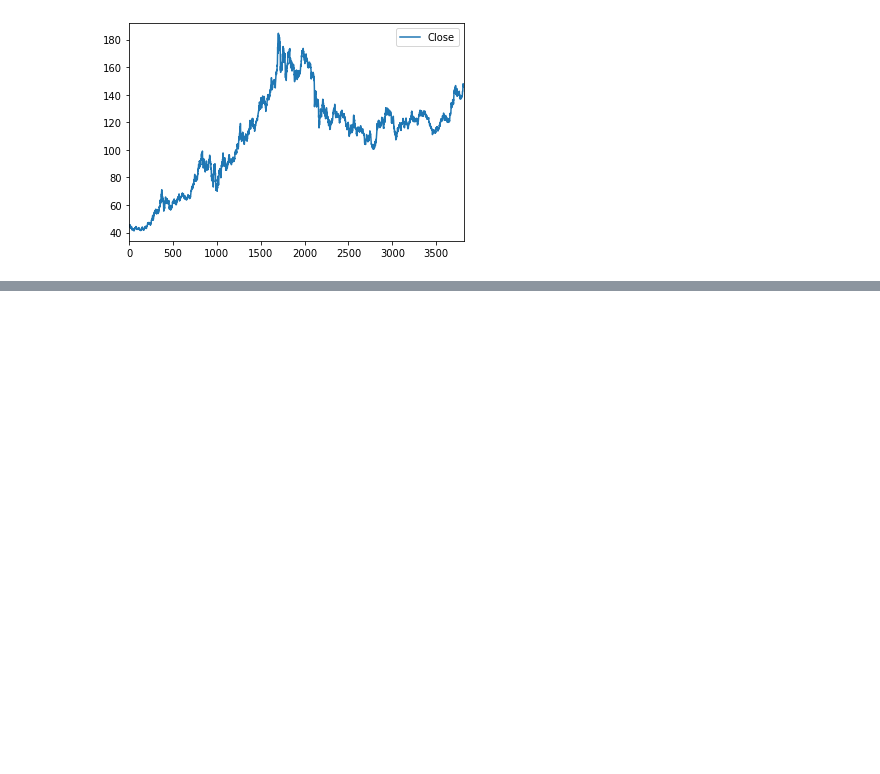
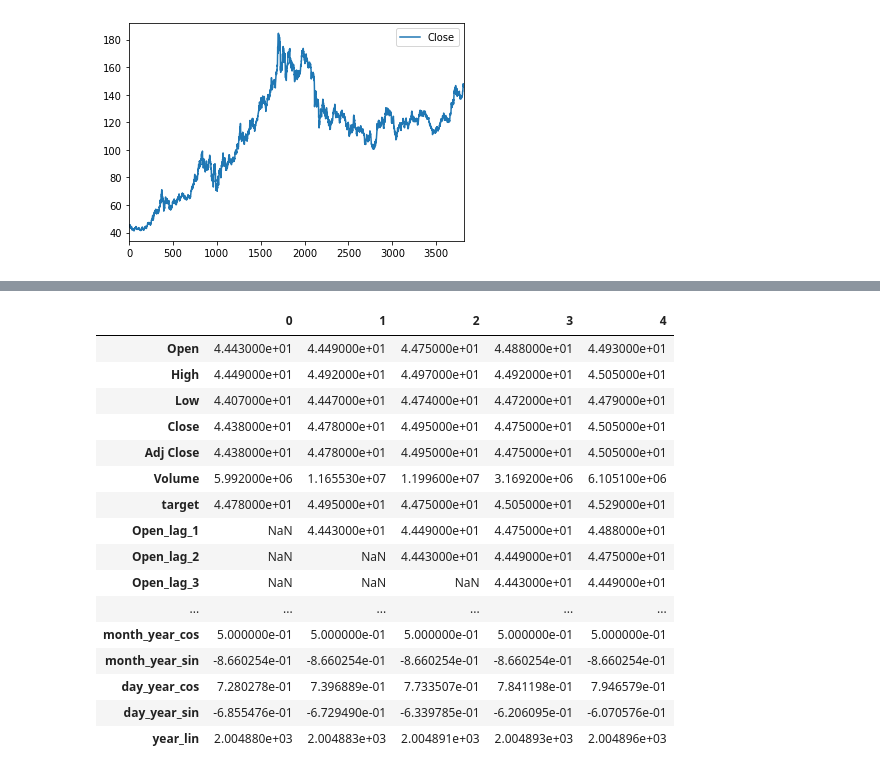
Before and after one commit to maxmatical/gld_forecasting, a Jupyter notebook: GLD_Forecasting.ipynb, the cells around one changed output, grey strips where cells are left out. Saved outputs shown, nothing was run; the diff lists cells and outputs as text; code cells hidden in the pictures; blank space fills up the shorter version.

```diff
--- a/GLD_Forecasting.ipynb
+++ b/GLD_Forecasting.ipynb
@@ -121,0 +149,23 @@ df.head(5).T
+# %%
+# adding cyclic datepart
+add_cyclic_datepart(df, 'Date', add_linear = True)
+
+df.head(5).T
+# %% [output]
+|  | 0 | 1 | 2 | 3 | 4 |
+| Open | 4.443000e+01 | 4.449000e+01 | 4.475000e+01 | 4.488000e+01 | 4.493000e+01 |
+| High | 4.449000e+01 | 4.492000e+01 | 4.497000e+01 | 4.492000e+01 | 4.505000e+01 |
+| Low | 4.407000e+01 | 4.447000e+01 | 4.474000e+01 | 4.472000e+01 | 4.479000e+01 |
+| Close | 4.438000e+01 | 4.478000e+01 | 4.495000e+01 | 4.475000e+01 | 4.505000e+01 |
+| Adj Close | 4.438000e+01 | 4.478000e+01 | 4.495000e+01 | 4.475000e+01 | 4.505000e+01 |
+| Volume | 5.992000e+06 | 1.165530e+07 | 1.199600e+07 | 3.169200e+06 | 6.105100e+06 |
+| target | 4.478000e+01 | 4.495000e+01 | 4.475000e+01 | 4.505000e+01 | 4.529000e+01 |
+| Open_lag_1 | NaN | 4.443000e+01 | 4.449000e+01 | 4.475000e+01 | 4.488000e+01 |
+| Open_lag_2 | NaN | NaN | 4.443000e+01 | 4.449000e+01 | 4.475000e+01 |
+| Open_lag_3 | NaN | NaN | NaN | 4.443000e+01 | 4.449000e+01 |
+| ... | ... | ... | ... | ... | ... |
+| month_year_cos | 5.000000e-01 | 5.000000e-01 | 5.000000e-01 | 5.000000e-01 | 5.000000e-01 |
+| month_year_sin | -8.660254e-01 | -8.660254e-01 | -8.660254e-01 | -8.660254e-01 | -8.660254e-01 |
+| day_year_cos | 7.280278e-01 | 7.396889e-01 | 7.733507e-01 | 7.841198e-01 | 7.946579e-01 |
+| day_year_sin | -6.855476e-01 | -6.729490e-01 | -6.339785e-01 | -6.206095e-01 | -6.070576e-01 |
+| year_lin | 2.004880e+03 | 2.004883e+03 | 2.004891e+03 | 2.004893e+03 | 2.004896e+03 |
```
Also changed, not shown: parts of 32 cells of this notebook.
